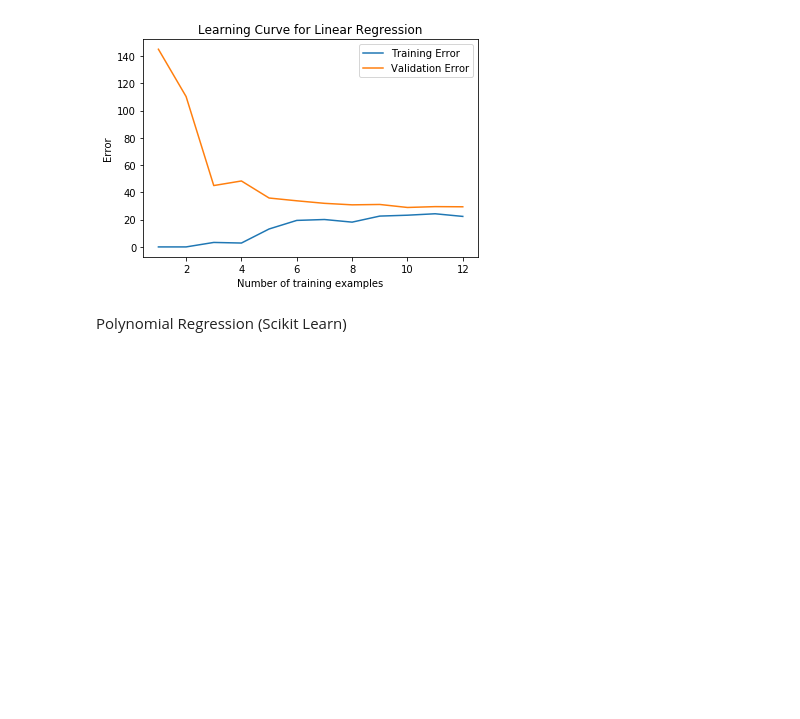
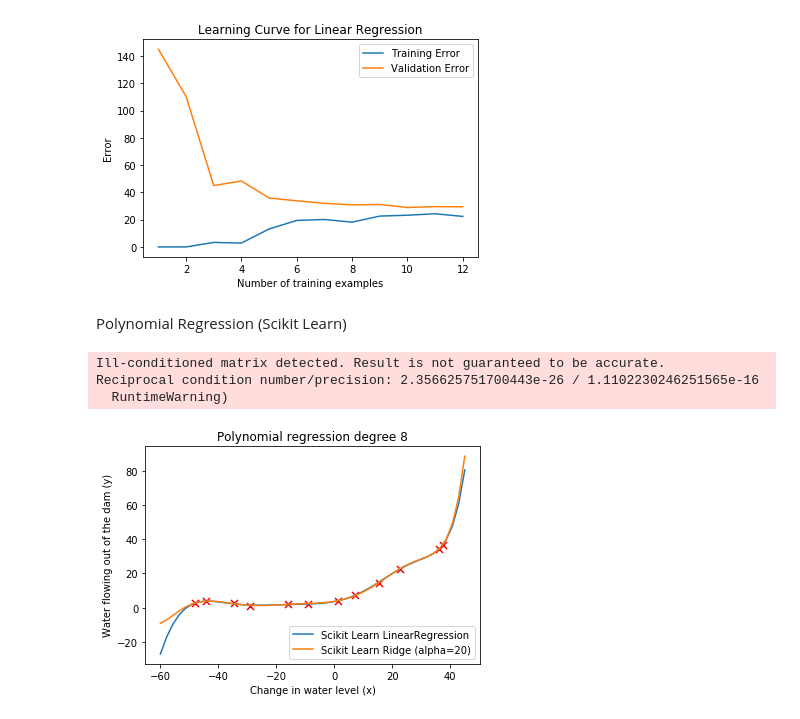
Before and after one commit to RajatGarg97/AndrewNg-mlCourse-Ex, a Jupyter notebook: machine-learning-ex5/ex5/regularisedLinearRegression.ipynb, the cells around one changed output. Cells and saved outputs as stored; diff of their text form; code cells hidden in the pictures; blank space fills up the shorter version.

```diff
--- a/machine-learning-ex5/ex5/regularisedLinearRegression.ipynb
+++ b/machine-learning-ex5/ex5/regularisedLinearRegression.ipynb
@@ -115,21 +115,28 @@ Polynomial Regression (Scikit Learn)
 # %%
 poly = PolynomialFeatures(degree=8)
 X_train_poly = poly.fit_transform(X_train[:, 1].reshape(-1, 1))
 
 regr2 = LinearRegression()
 regr2.fit(X_train_poly, y_train)
 
 regr3 = Ridge(alpha=20)
 regr3.fit(X_train_poly, y_train)
 
 # Plot range for x
 plot_x = np.linspace(-60, 45)
 # calculating y from coeffs
 plot_y = regr2.intercept_+ np.sum(regr2.coef_*poly.fit_transform(plot_x.reshape(-1,1)), axis=1)
 plot_y2 = regr3.intercept_+np.sum(regr3.coef_*poly.fit_transform(plot_x.reshape(-1,1)), axis=1)
 
 plt.plot(plot_x, plot_y, label='Scikit Learn LinearRegression')
 plt.plot(plot_x, plot_y2, label='Scikit Learn Ridge (alpha={})'.format(regr3.alpha))
 plt.scatter(X_train[:,1], y_train, s=50, c='r', marker='x', linewidths=1)
 plt.xlabel('Change in water level (x)')
-plt.ylabel('Water flowing out of the dam ')
+plt.ylabel('Water flowing out of the dam (y)')
+plt.title('Polynomial regression degree 8')
+plt.legend(loc=4);
+# %% [output]
+Ill-conditioned matrix detected. Result is not guaranteed to be accurate.
+Reciprocal condition number/precision: 2.356625751700443e-26 / 1.1102230246251565e-16
+  RuntimeWarning)
+[figure, added]
```
